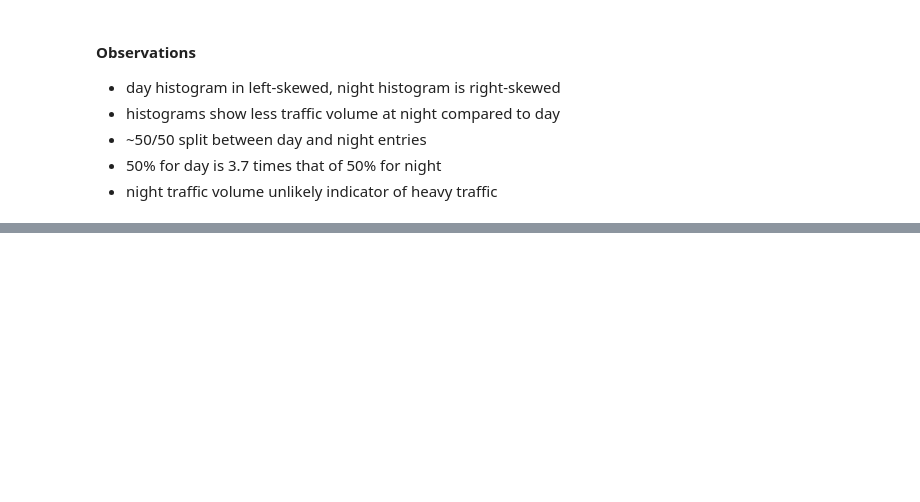
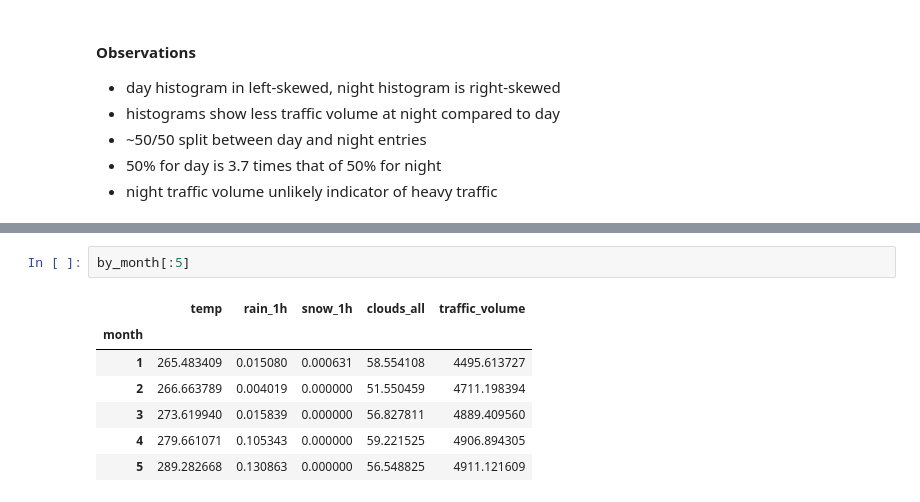
Before and after one commit to slp22/dataquest-projects, a Jupyter notebook: 2_2_dataquest-interstate-traffic-volume.ipynb, the cells around one changed output, grey strips where cells are left out. Drawn from its saved outputs; the diff is of its cells as text; blank space fills up the shorter version.

```diff
--- a/2_2_dataquest-interstate-traffic-volume.ipynb
+++ b/2_2_dataquest-interstate-traffic-volume.ipynb
@@ -218,0 +242,10 @@ Name: traffic_volume, dtype: float64
+# %%
+by_month[:5]
+# %% [output]
+|  | temp | rain_1h | snow_1h | clouds_all | traffic_volume |
+| month |  |  |  |  |  |
+| 1 | 265.483409 | 0.015080 | 0.000631 | 58.554108 | 4495.613727 |
+| 2 | 266.663789 | 0.004019 | 0.000000 | 51.550459 | 4711.198394 |
+| 3 | 273.619940 | 0.015839 | 0.000000 | 56.827811 | 4889.409560 |
+| 4 | 279.661071 | 0.105343 | 0.000000 | 59.221525 | 4906.894305 |
+| 5 | 289.282668 | 0.130863 | 0.000000 | 56.548825 | 4911.121609 |
```
Also changed, not shown: parts of 5 cells of this notebook.
